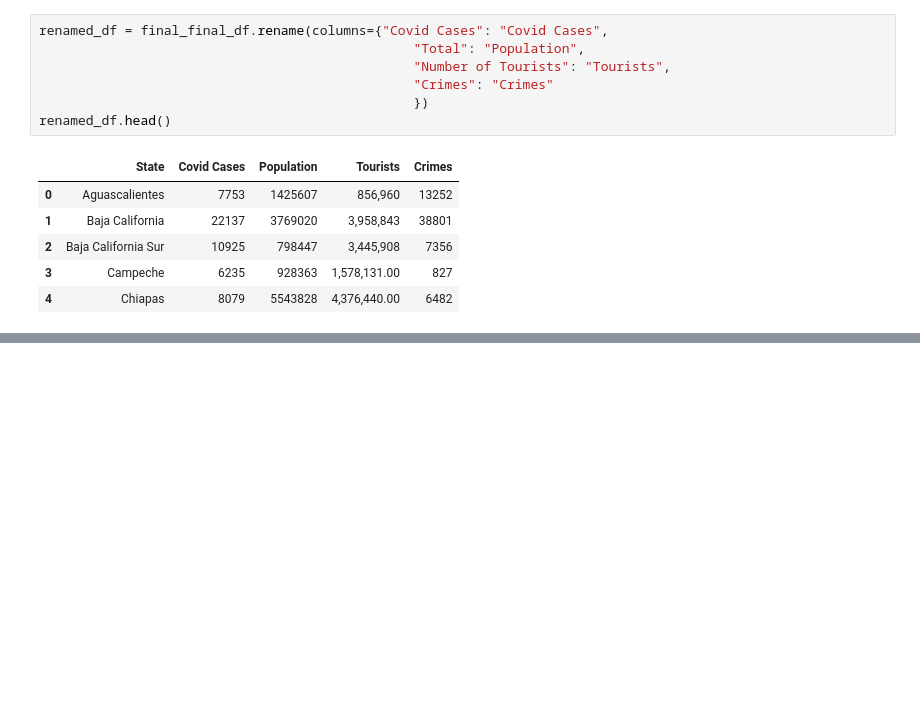
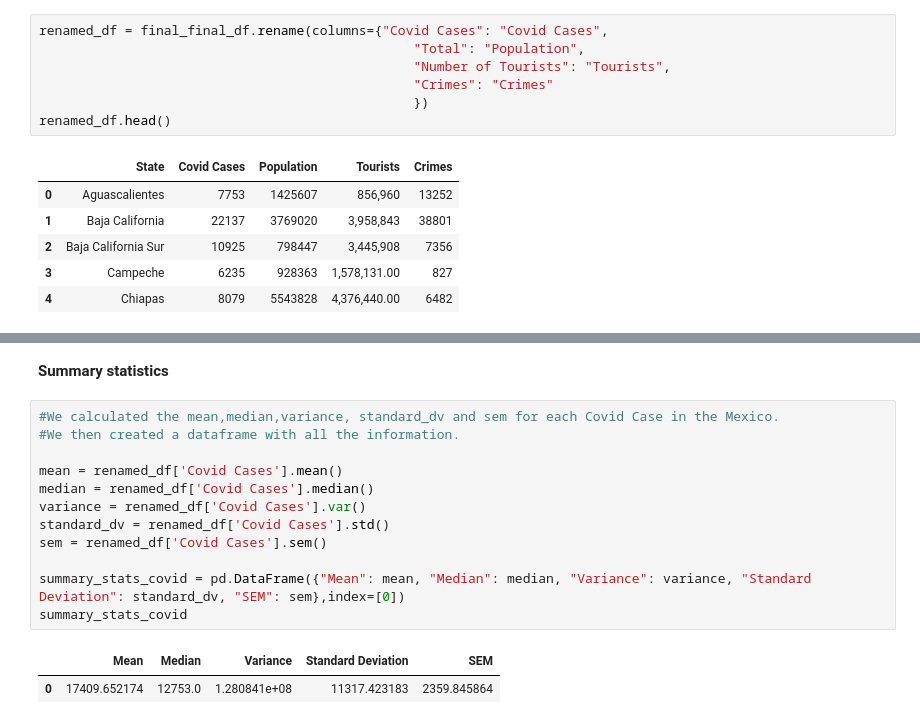
Before and after one commit to robmir22/Project1_Pygmalion, a Jupyter notebook: Project_Pygmalion.ipynb, the cells around one changed output, grey strips where cells are left out. Drawn from its saved outputs; the diff is of its cells as text; blank space fills up the shorter version.

```diff
--- a/Project_Pygmalion.ipynb
+++ b/Project_Pygmalion.ipynb
@@ -214,0 +248,17 @@ renamed_df.head()
+# %% [markdown]
+**Summary statistics**
+# %%
+#We calculated the mean,median,variance, standard_dv and sem for each Covid Case in the Mexico.
+#We then created a dataframe with all the information.
+
+mean = renamed_df['Covid Cases'].mean()
+median = renamed_df['Covid Cases'].median()
+variance = renamed_df['Covid Cases'].var()
+standard_dv = renamed_df['Covid Cases'].std()
+sem = renamed_df['Covid Cases'].sem()
+
+summary_stats_covid = pd.DataFrame({"Mean": mean, "Median": median, "Variance": variance, "Standard Deviation": standard_dv, "SEM": sem},index=[0])
+summary_stats_covid
+# %% [output]
+|  | Mean | Median | Variance | Standard Deviation | SEM |
+| 0 | 17409.652174 | 12753.0 | 1.280841e+08 | 11317.423183 | 2359.845864 |
```
Also changed, not shown: parts of 14 cells of this notebook.
